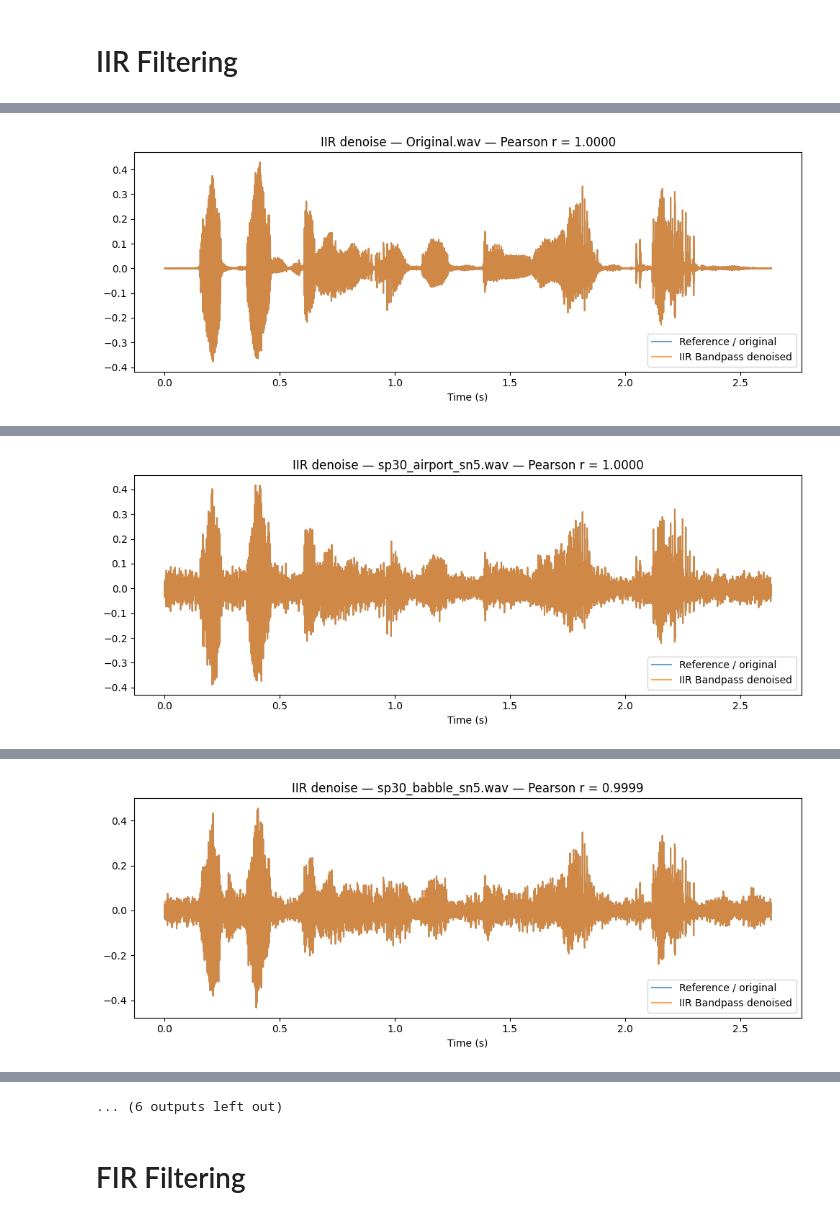
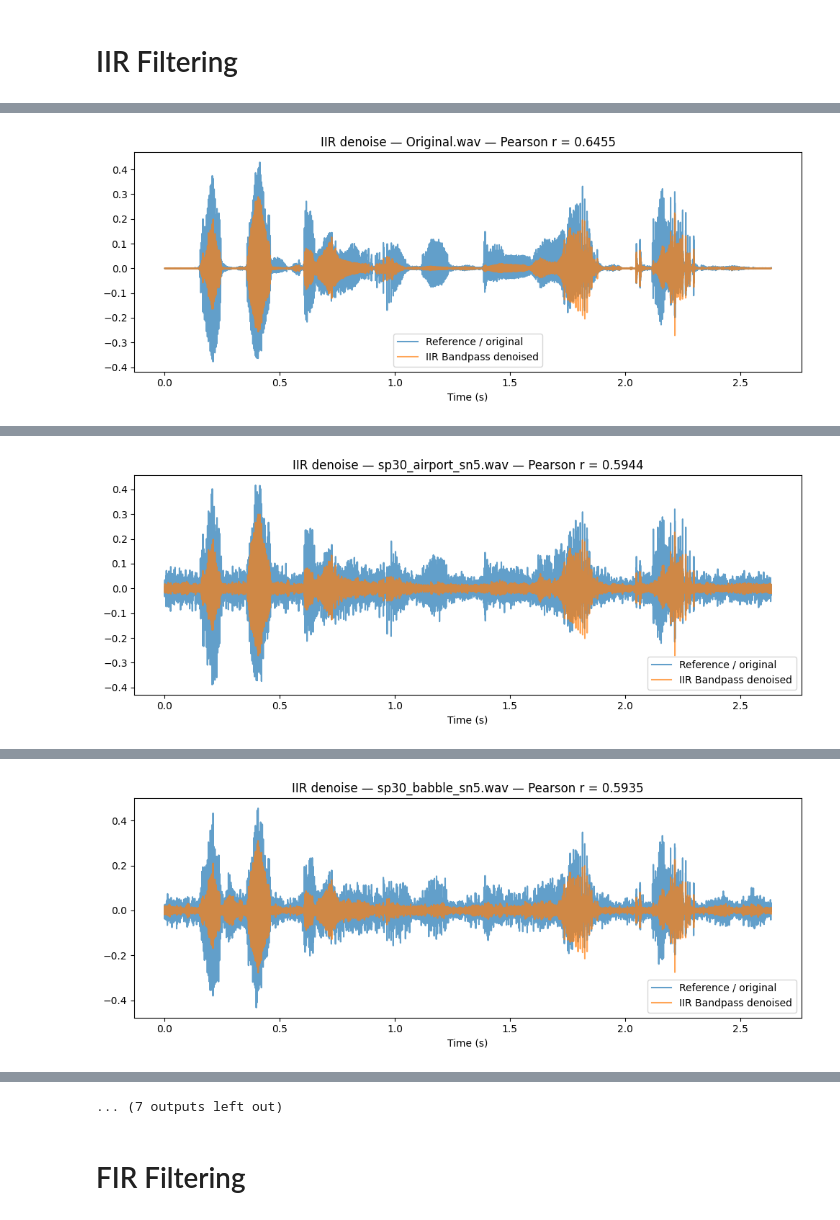
Before and after one commit to Chanevan317/Digital-Signal-and-Image-Processing, a Jupyter notebook: Digital Signal Processing/DSP Exp_4_5_6_Open_ended.ipynb, the cells around one changed output, grey strips where cells are left out. Drawn from its saved outputs; the diff is of its cells as text; code cells hidden in the pictures.

```diff
--- a/Digital Signal Processing/DSP Exp_4_5_6_Open_ended.ipynb
+++ b/Digital Signal Processing/DSP Exp_4_5_6_Open_ended.ipynb
@@ -57,8 +57,8 @@ from scipy.signal import butter, sosfiltfilt
 from scipy.stats import pearsonr
 
 data_folder = "audio/op_end_4_5_6"
-lowcut = 80.0   # Hz
-highcut = 8000.0  # Hz
+lowcut = 1000.0   # Hz
+highcut = 2000.0  # Hz
 butter_order = 4
 eps = 1e-6
 
@@ -149,4 +149,28 @@ for fname in files:
     plt.legend()
     plt.tight_layout()
     plt.show()
+
+
+    # --- Save denoised audio to an existing folder ---
+    out_dir = "output_audio/OEP456/iir_out"
+
+    # ensure folder exists
+    if not os.path.isdir(out_dir):
+        raise FileNotFoundError(f"Output folder does not exist: {out_dir}")
+
+    # build output path
+    name_only = os.path.splitext(fname)[0]
+    out_path = os.path.join(out_dir, f"{name_only}_iir_denoised.wav")
+
+    # avoid clipping
+    max_val = np.max(np.abs(denoised))
+    if max_val > 0.99:
+        denoised_to_write = denoised / max_val * 0.99
+    else:
+        denoised_to_write = denoised
+
+    # write as 16-bit PCM (or remove subtype for float WAV)
+    sf.write(out_path, denoised_to_write, sr, subtype="PCM_16")
+
+    print(f"Saved: {out_path}")
 # %% [output]
@@ -154,2 +177,2 @@ Warning: highcut (8000.0) >= Nyquist (4000.0). Setting highcut = 3999.0
 No clean file found for Original.wav. Correlation will be with original (noisy) signal.
-[figure, old version]
+[figure, new version]
@@ -157,2 +180,2 @@ Warning: highcut (8000.0) >= Nyquist (4000.0). Setting highcut = 3999.0
 No clean file found for sp30_airport_sn5.wav. Correlation will be with original (noisy) signal.
-[figure, old version]
+[figure, new version]
@@ -160,2 +183,2 @@ Warning: highcut (8000.0) >= Nyquist (4000.0). Setting highcut = 3999.0
 No clean file found for sp30_babble_sn5.wav. Correlation will be with original (noisy) signal.
-[figure, old version]
+[figure, new version]
@@ -171,4 +194,4 @@ No clean file found for sp30_restaurant_sn5.wav. Correlation will be with origin
-... (6 outputs left out)
+... (7 outputs left out)
 # %% [markdown]
 # FIR Filtering
 # %%
```
Also changed, not shown: parts of 2 cells of this notebook, 20 other files.
